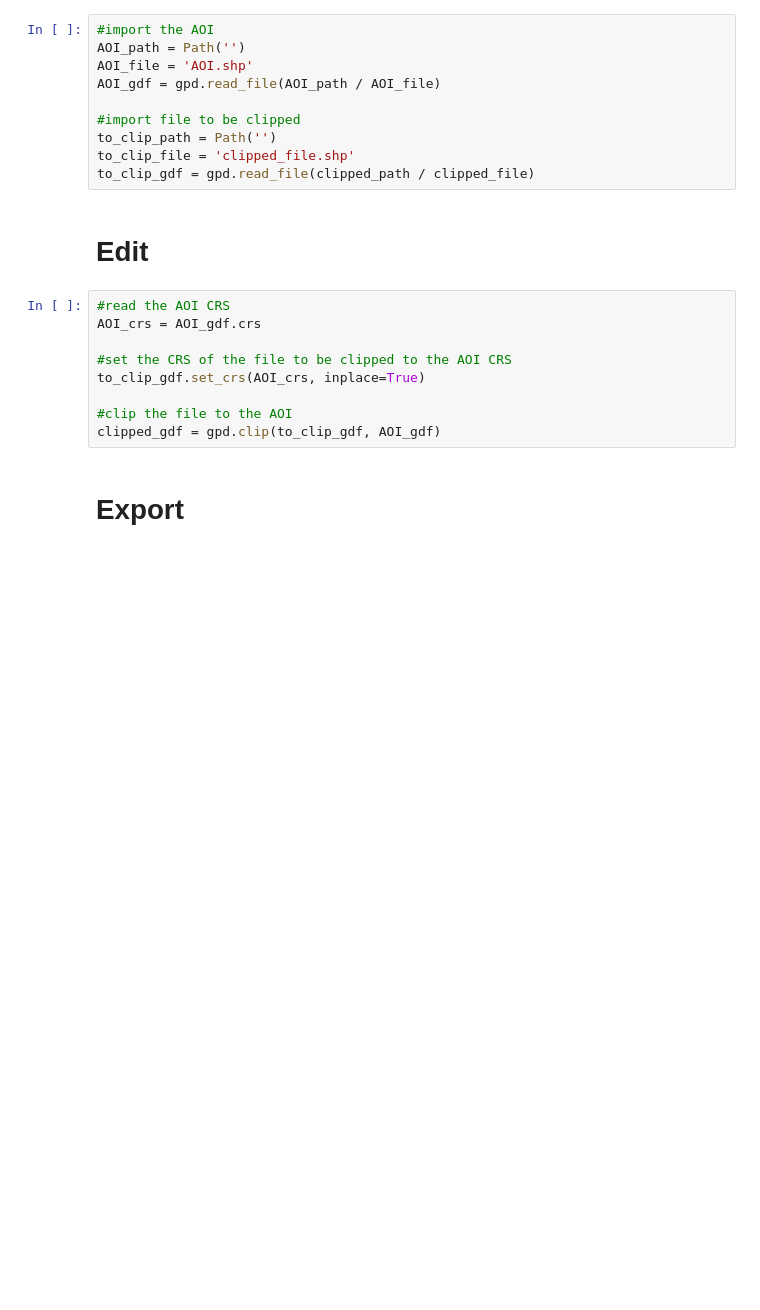
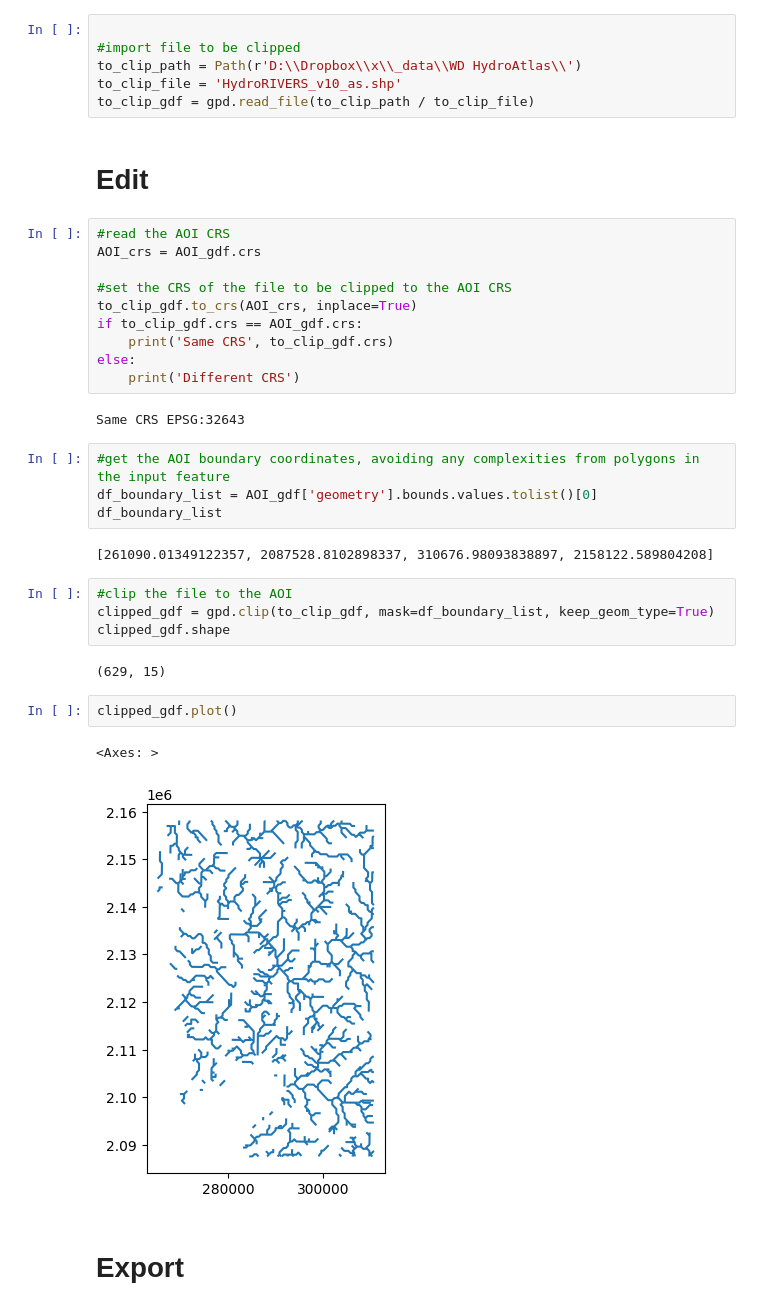
Before and after one commit to alexandrepereiraarq/geo_functions, a Jupyter notebook: src/data/02_vector_clip_by_AOI.ipynb, the cells around one changed output. Saved outputs shown, nothing was run; the diff lists cells and outputs as text; blank space fills up the shorter version.

```diff
--- a/src/data/02_vector_clip_by_AOI.ipynb
+++ b/src/data/02_vector_clip_by_AOI.ipynb
@@ -11,13 +16,9 @@ from pathlib import Path
 # %%
-#import the AOI
-AOI_path = Path('')
-AOI_file = 'AOI.shp'
-AOI_gdf = gpd.read_file(AOI_path / AOI_file)
 
 #import file to be clipped
-to_clip_path = Path('')
-to_clip_file = 'clipped_file.shp'
-to_clip_gdf = gpd.read_file(clipped_path / clipped_file)
+to_clip_path = Path(r'D:\\Dropbox\\x\\_data\\WD HydroAtlas\\')
+to_clip_file = 'HydroRIVERS_v10_as.shp'
+to_clip_gdf = gpd.read_file(to_clip_path / to_clip_file)
 # %% [markdown]
 # Edit
 # %%
@@ -25,9 +26,29 @@ to_clip_gdf = gpd.read_file(clipped_path / clipped_file)
 AOI_crs = AOI_gdf.crs
 
 #set the CRS of the file to be clipped to the AOI CRS
-to_clip_gdf.set_crs(AOI_crs, inplace=True)
-
-#clip the file to the AOI
-clipped_gdf = gpd.clip(to_clip_gdf, AOI_gdf)
+to_clip_gdf.to_crs(AOI_crs, inplace=True)
+if to_clip_gdf.crs == AOI_gdf.crs:
+    print('Same CRS', to_clip_gdf.crs)
+else:
+    print('Different CRS')
+# %% [output]
+Same CRS EPSG:32643
+# %%
+#get the AOI boundary coordinates, avoiding any complexities from polygons in the input feature
+df_boundary_list = AOI_gdf['geometry'].bounds.values.tolist()[0]
+df_boundary_list
+# %% [output]
+[261090.01349122357, 2087528.8102898337, 310676.98093838897, 2158122.589804208]
+# %%
+#clip the file to the AOI
+clipped_gdf = gpd.clip(to_clip_gdf, mask=df_boundary_list, keep_geom_type=True)
+clipped_gdf.shape
+# %% [output]
+(629, 15)
+# %%
+clipped_gdf.plot()
+# %% [output]
+<Axes: >
+[figure, added]
 # %% [markdown]
 # Export
```
Also changed, not shown: parts of 3 cells of this notebook.
